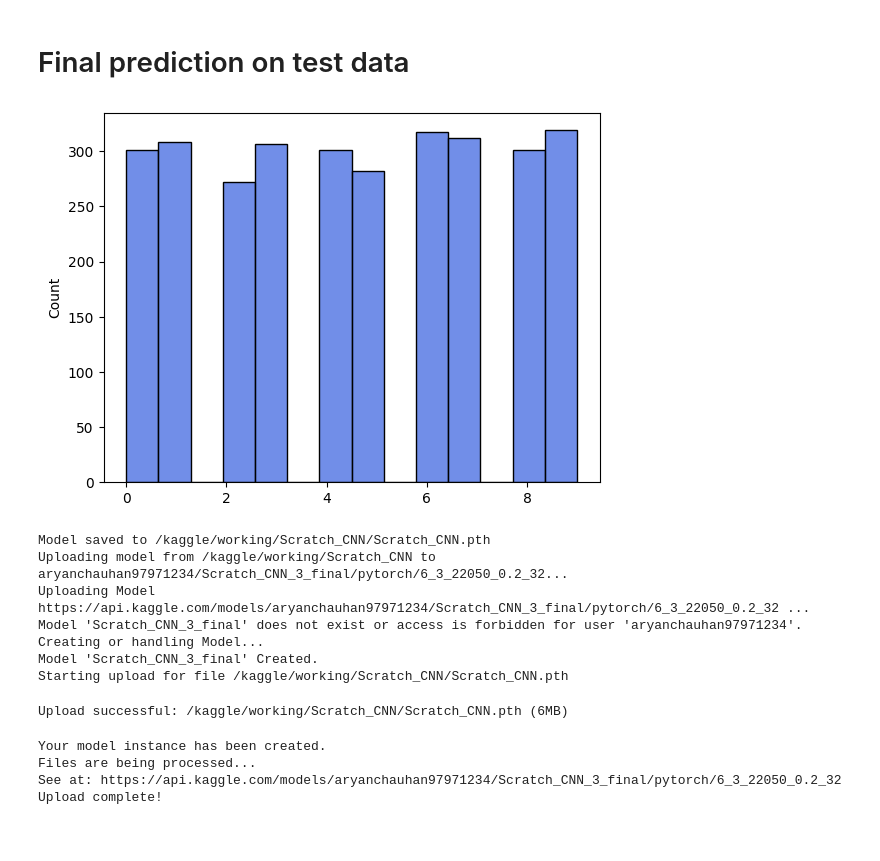
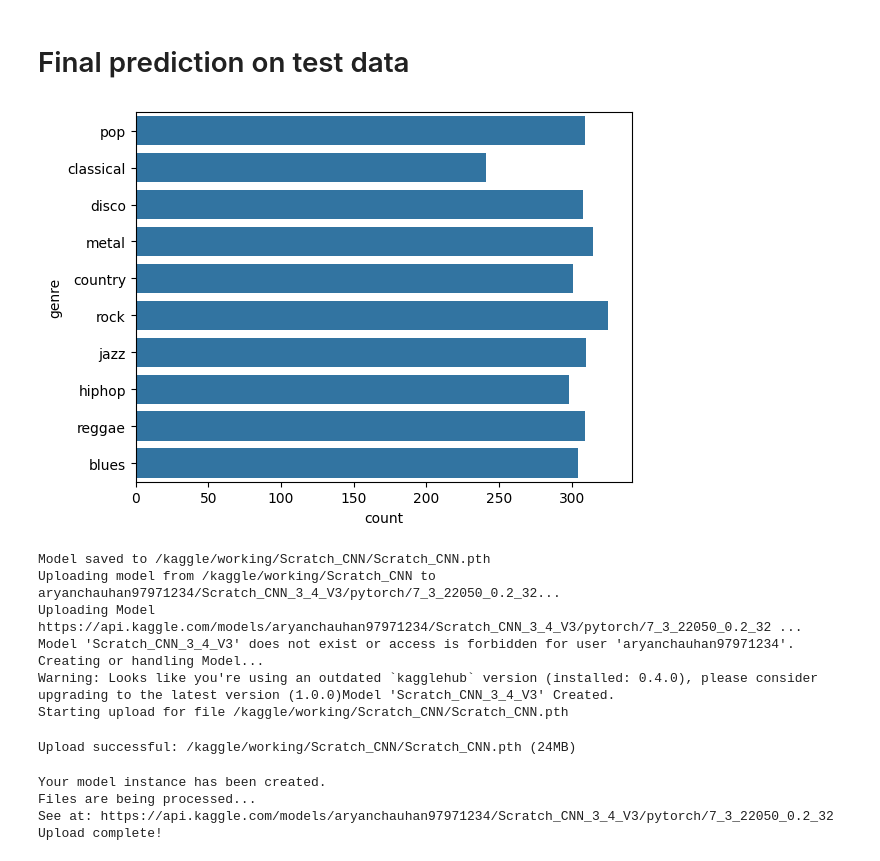
Before and after one commit to Aryanch9797/dl-genai-project-26-t1, a Jupyter notebook: Scratch_CNN.ipynb, the cells around one changed output. Drawn from its saved outputs; the diff is of its cells as text; code cells hidden in the pictures.

Commit message:
Kaggle Notebook | Scratch_CNN.ipynb | Version 5

```diff
--- a/Scratch_CNN.ipynb
+++ b/Scratch_CNN.ipynb
@@ -278,6 +412,6 @@ View run at https://wandb.ai/23F3003877-t12026/Audio_Mashup/runs/0mpwpgkg
 <wandb.sdk.wandb_run.Run at 0x...>
 # %%
-model = CNN_mashup_model(6,3,22050,0.2,32)
+model = CNN_mashup_model(7,3,16000,0.2,32)
 model.to(device)
 # %% [output]
 CNN_mashup_model(
@@ -300,7 +434,9 @@ CNN_mashup_model(
 # %% [markdown]
 # Model traning
 # %%
-optimizer = optim.Adam(model.parameters(), lr=0.001)
+optimizer = optim.AdamW(model.parameters(), lr=0.001, weight_decay=0.01)
 loss_fn = nn.CrossEntropyLoss()
-model_trained = training_model(model, optimizer, train_loader, val_loader, 40, 5, loss_fn )
+scheduler = optim.lr_scheduler.ReduceLROnPlateau(optimizer, mode='max', factor=0.5, patience=2)
+
+model_trained = training_model(model, optimizer, train_loader, val_loader, 40, 5, loss_fn, scheduler )
 # %% [output]
@@ -385,16 +470,0 @@ path = "/kaggle/input/jan-2026-dl-gen-ai-project/messy_mashup/"
-# %%
-test_data = test_mashed_dataset(path, test_csv, 22050, 30)
-test_loader = DataLoader(test_data , batch_size=124, shuffle=False, num_workers=4,pin_memory=True)
-# %%
-def prediction(model,test_loader):
-    model.eval()
-    predictions = []
-    with torch.inference_mode():
-        for x in tqdm(test_loader):
-            x = x.to(device)
-            logits = model(x)
-
-            _, predicted_classes = torch.max(logits, 1)
-            predictions.extend(predicted_classes.cpu().numpy())
-
-    return predictions
@@ -408,9 +473,3 @@ label_to_genre = {
 # %%
 preds = prediction(model_trained,test_loader)
 sample_submission['genre'] = [label_to_genre[i] for i in preds]
-# %%
-sns.histplot(preds,color="royalblue")
-plt.show()
-sample_submission.to_csv("submission.csv")
-# %% [output]
-[figure, removed]
@@ -417,3 +478,8 @@ sample_submission.to_csv("submission.csv")
+# %%
+sns.countplot(sample_submission['genre'])
+plt.show()
+# %% [output]
+[figure, added]
 # %%
 import kagglehub
 
@@ -421,13 +487,13 @@ MODEL_UPLOAD_DIR = "/kaggle/working/Scratch_CNN"
 os.makedirs(MODEL_UPLOAD_DIR, exist_ok=True)
 
 MODEL_SAVE_PATH = os.path.join(MODEL_UPLOAD_DIR, "Scratch_CNN.pth")
-torch.save(model.state_dict(), MODEL_SAVE_PATH)     # model_trained
+torch.save(model_trained.state_dict(), MODEL_SAVE_PATH)     # model_trained
 print(f"Model saved to {MODEL_SAVE_PATH}")
 
 KAGGLE_USERNAME = 'aryanchauhan97971234'
-MODEL = 'Scratch_CNN_3_final'
+MODEL = 'Scratch_CNN_3_4_V3'
 FRAMEWORK = 'pytorch'
-VARIATION = '6_3_22050_0.2_32'
+VARIATION = '7_3_22050_0.2_32'
 
 handle = f'{KAGGLE_USERNAME}/{MODEL}/{FRAMEWORK}/{VARIATION}'
 
@@ -442,13 +508,13 @@ kagglehub.model_upload(
 print("Upload complete!")
 # %% [output]
 Model saved to /kaggle/working/Scratch_CNN/Scratch_CNN.pth
-Uploading model from /kaggle/working/Scratch_CNN to aryanchauhan97971234/Scratch_CNN_3_final/pytorch/6_3_22050_0.2_32...
-Uploading Model https://api.kaggle.com/models/aryanchauhan97971234/Scratch_CNN_3_final/pytorch/6_3_22050_0.2_32 ...
-Model 'Scratch_CNN_3_final' does not exist or access is forbidden for user 'aryanchauhan97971234'. Creating or handling Model...
-Model 'Scratch_CNN_3_final' Created.
+Uploading model from /kaggle/working/Scratch_CNN to aryanchauhan97971234/Scratch_CNN_3_4_V3/pytorch/7_3_22050_0.2_32...
+Uploading Model https://api.kaggle.com/models/aryanchauhan97971234/Scratch_CNN_3_4_V3/pytorch/7_3_22050_0.2_32 ...
+Model 'Scratch_CNN_3_4_V3' does not exist or access is forbidden for user 'aryanchauhan97971234'. Creating or handling Model...
+Warning: Looks like you're using an outdated `kagglehub` version (installed: 0.4.0), please consider upgrading to the latest version (1.0.0)Model 'Scratch_CNN_3_4_V3' Created.
 Starting upload for file /kaggle/working/Scratch_CNN/Scratch_CNN.pth
-Upload successful: /kaggle/working/Scratch_CNN/Scratch_CNN.pth (6MB)
+Upload successful: /kaggle/working/Scratch_CNN/Scratch_CNN.pth (24MB)
 Your model instance has been created.
 Files are being processed...
-See at: https://api.kaggle.com/models/aryanchauhan97971234/Scratch_CNN_3_final/pytorch/6_3_22050_0.2_32
+See at: https://api.kaggle.com/models/aryanchauhan97971234/Scratch_CNN_3_4_V3/pytorch/7_3_22050_0.2_32
 Upload complete!
```
Also changed, not shown: parts of 19 cells of this notebook.
